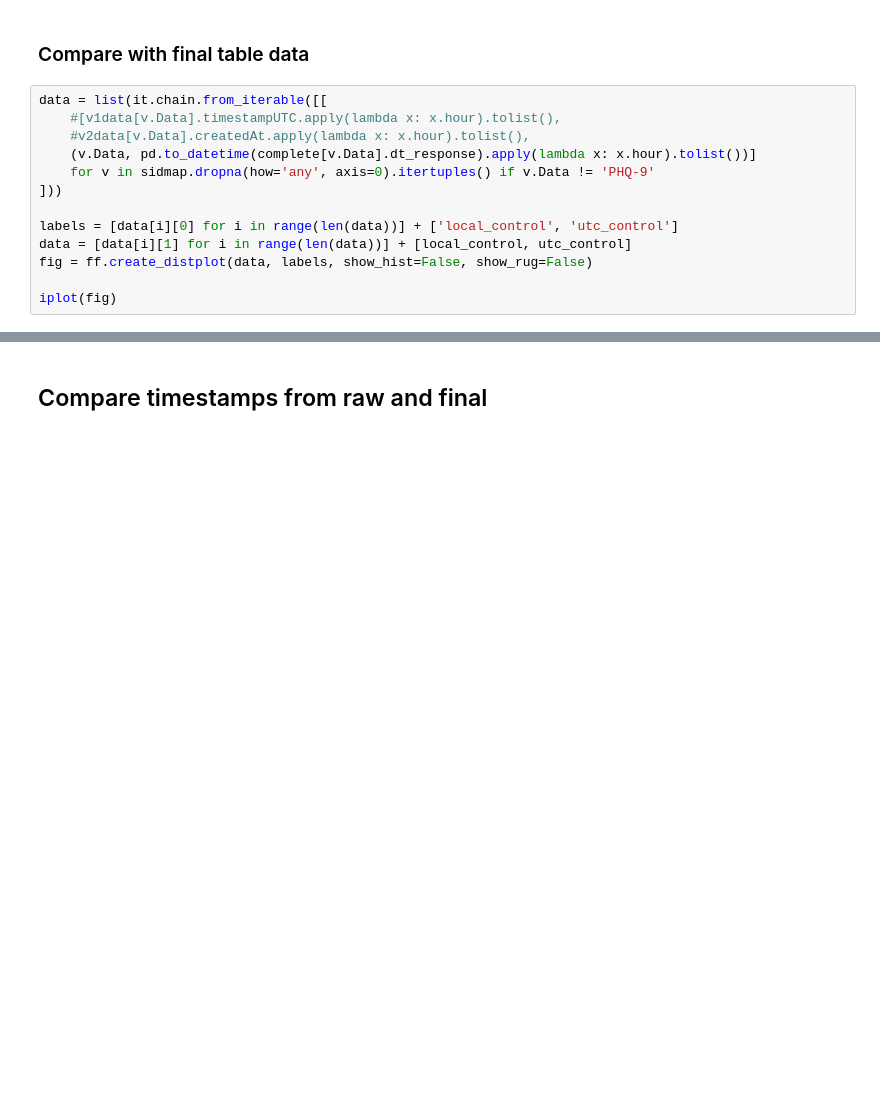
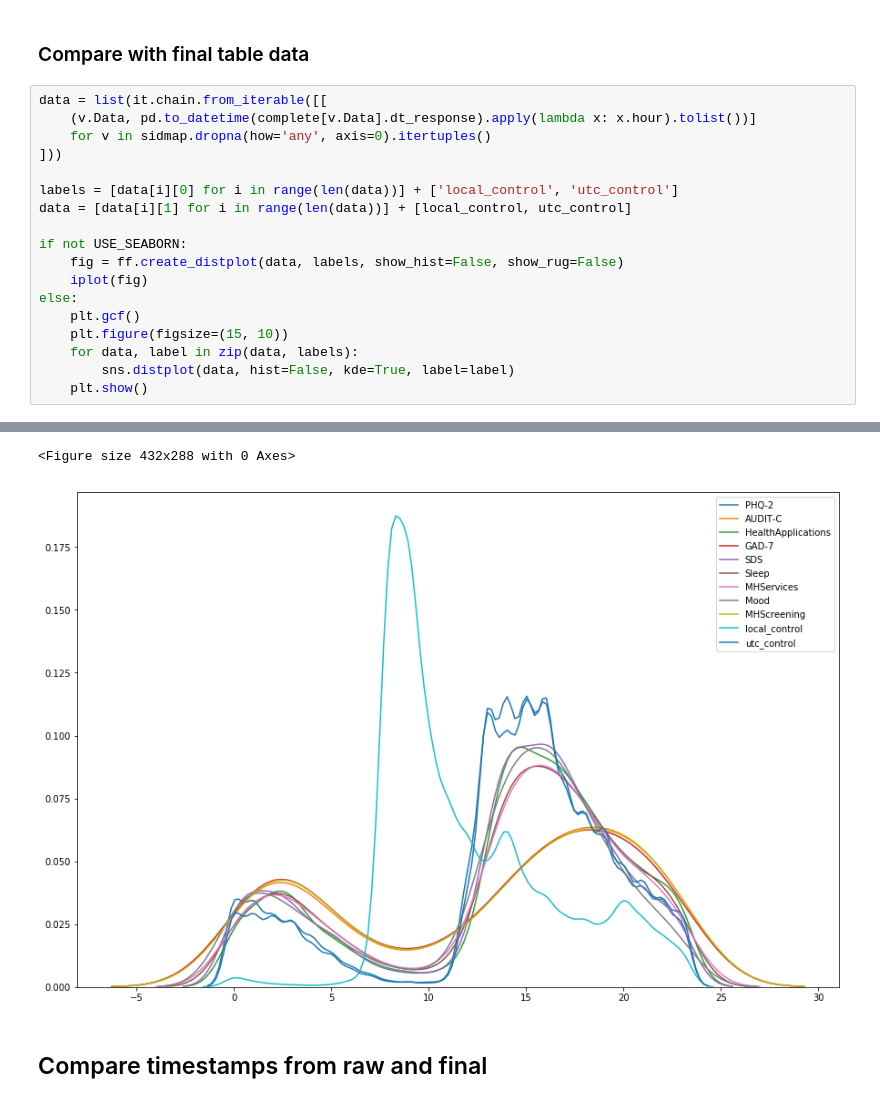
Before and after one commit to apratap/BRIGHTEN-Data-Release, a Jupyter notebook: timezone_checks.ipynb, the cells around one changed output, grey strips where cells are left out. Saved outputs shown, nothing was run; the diff lists cells and outputs as text; blank space fills up the shorter version.

```diff
--- a/timezone_checks.ipynb
+++ b/timezone_checks.ipynb
@@ -172,15 +191,20 @@ for v in sidmap.dropna(how='any', axis=0).itertuples():
 ### Compare with final table data
 # %%
 data = list(it.chain.from_iterable([[
-    #[v1data[v.Data].timestampUTC.apply(lambda x: x.hour).tolist(),
-    #v2data[v.Data].createdAt.apply(lambda x: x.hour).tolist(),
     (v.Data, pd.to_datetime(complete[v.Data].dt_response).apply(lambda x: x.hour).tolist())]
-    for v in sidmap.dropna(how='any', axis=0).itertuples() if v.Data != 'PHQ-9'
+    for v in sidmap.dropna(how='any', axis=0).itertuples()
 ]))
 
 labels = [data[i][0] for i in range(len(data))] + ['local_control', 'utc_control']
 data = [data[i][1] for i in range(len(data))] + [local_control, utc_control]
-fig = ff.create_distplot(data, labels, show_hist=False, show_rug=False)
 
-iplot(fig)
+if not USE_SEABORN:
+    fig = ff.create_distplot(data, labels, show_hist=False, show_rug=False)
+    iplot(fig)
+else:
+    plt.gcf()
+    plt.figure(figsize=(15, 10))
+    for data, label in zip(data, labels):
+        sns.distplot(data, hist=False, kde=True, label=label)
+    plt.show()
 # %% [output]
@@ -188,3 +211,5 @@ iplot(fig)
+<Figure size 432x288 with 0 Axes>
+[figure, added]
 # %% [markdown]
 ## Compare timestamps from raw and final
 # %%
```
Also changed, not shown: parts of 4 cells of this notebook.
